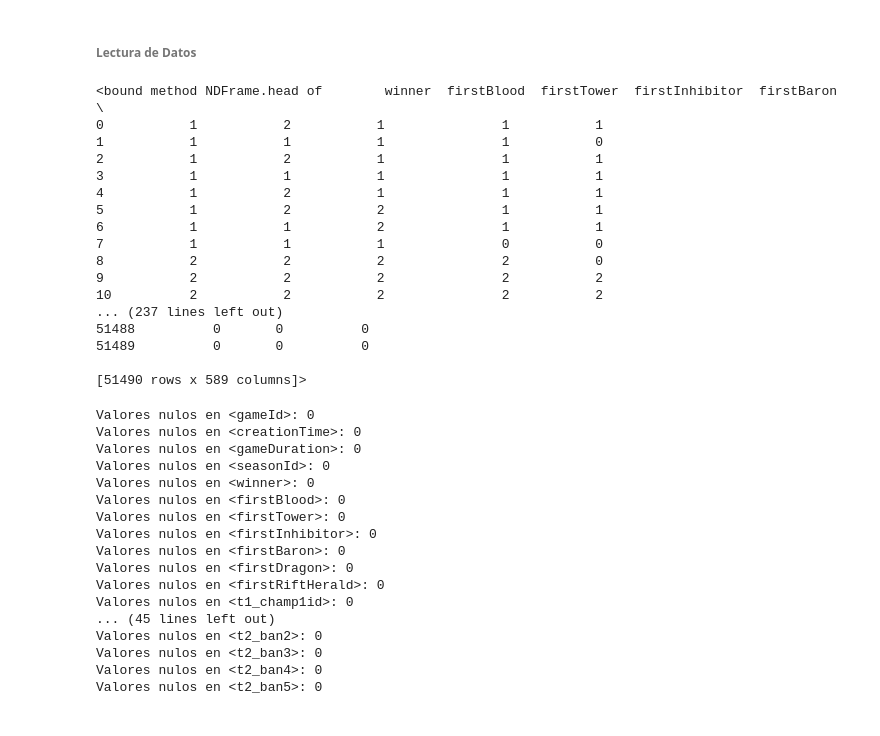
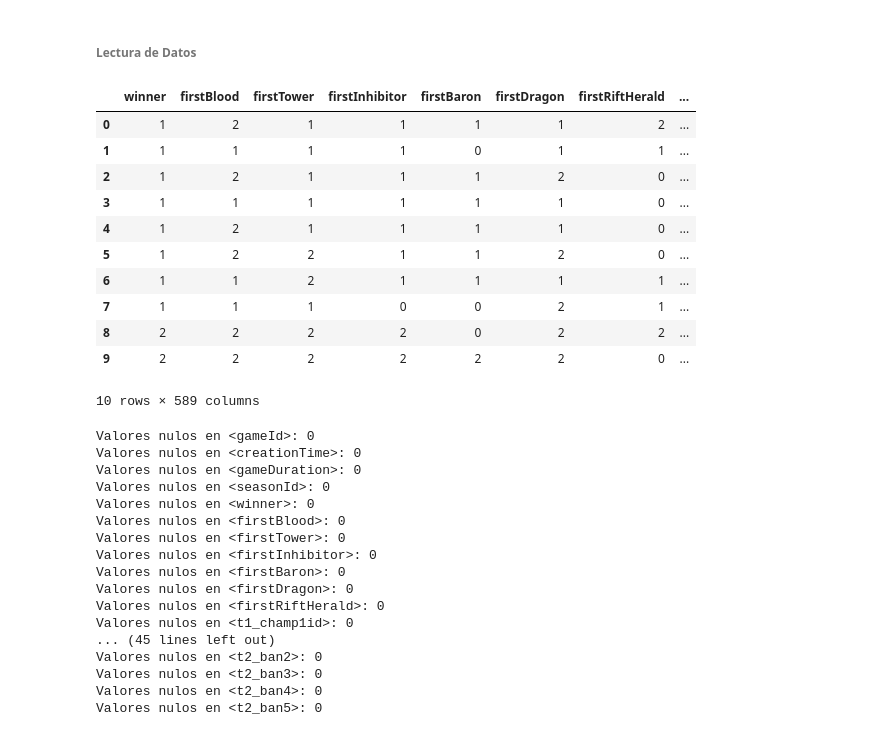
Before and after one commit to J-Manzo/ML_LOL, a Jupyter notebook: tp1_exploration.ipynb, the cells around one changed output. Cells and saved outputs as stored; diff of their text form; code cells hidden in the pictures.

```diff
--- a/tp1_exploration.ipynb
+++ b/tp1_exploration.ipynb
@@ -451,51 +451,47 @@ for team in ["1", "2"]:
 t1_champs = data_trans[['t1_champ1id', 't1_champ2id', 't1_champ3id', 't1_champ4id', 't1_champ5id']]
 t1_champsban = data_trans[['t1_ban1', 't1_ban2', 't1_ban3', 't1_ban4', 't1_ban5']]
 t2_champs = data_trans[['t2_champ1id', 't2_champ2id', 't2_champ3id', 't2_champ4id', 't2_champ5id']]
 t2_champsban = data_trans[['t2_ban1', 't2_ban2', 't2_ban3', 't2_ban4', 't2_ban5']]
 
 # seteo de ids de campeones y campeones baneados en las nuevas columnas
 for index, game in data_trans.iterrows():
     for t1_c in t1_champs.values[index]:
         game['t1_' + str(t1_c)] = 1
     for t1_cb in t1_champsban.values[index]:
         game['t1ban_' + str(t1_cb)] = 1
     for t2_c in t2_champs.values[index]:
         game['t2_' + str(t2_c)] = 1
     for t2_cb in t2_champsban.values[index]:
         game['t2ban_' + str(t2_cb)] = 1
 
 # eliminado de columnas que no se van a usar
 data_trans = data_trans.drop(['gameId', 'creationTime','seasonId', 'gameDuration',
                               't1_champ1_sum1', 't1_champ1_sum2',
                               't1_champ2_sum1', 't1_champ2_sum2',
                               't1_champ3_sum1', 't1_champ3_sum2',
                               't1_champ4_sum1', 't1_champ4_sum2',
                               't1_champ5_sum1', 't1_champ5_sum2',
                               't2_champ1_sum1', 't2_champ1_sum2',
                               't2_champ2_sum1', 't2_champ2_sum2',
                               't2_champ3_sum1', 't2_champ3_sum2',
                               't2_champ4_sum1', 't2_champ4_sum2',
                               't2_champ5_sum1', 't2_champ5_sum2',], axis=1)
 
-data_trans.head
+#data_trans.to_csv(r'games_trans.csv')
+data_trans.head(10)
 # %% [output]
+|  | winner | firstBlood | firstTower | firstInhibitor | firstBaron | firstDragon | firstRiftHerald | ... |
+| 0 | 1 | 2 | 1 | 1 | 1 | 1 | 2 | ... |
+| 1 | 1 | 1 | 1 | 1 | 0 | 1 | 1 | ... |
+| 2 | 1 | 2 | 1 | 1 | 1 | 2 | 0 | ... |
+| 3 | 1 | 1 | 1 | 1 | 1 | 1 | 0 | ... |
+| 4 | 1 | 2 | 1 | 1 | 1 | 1 | 0 | ... |
+| 5 | 1 | 2 | 2 | 1 | 1 | 2 | 0 | ... |
+| 6 | 1 | 1 | 2 | 1 | 1 | 1 | 1 | ... |
+| 7 | 1 | 1 | 1 | 0 | 0 | 2 | 1 | ... |
+| 8 | 2 | 2 | 2 | 2 | 0 | 2 | 2 | ... |
+| 9 | 2 | 2 | 2 | 2 | 2 | 2 | 0 | ... |
-<bound method NDFrame.head of        winner  firstBlood  firstTower  firstInhibitor  firstBaron  \
-0           1           2           1               1           1
-1           1           1           1               1           0
-2           1           2           1               1           1
-3           1           1           1               1           1
-4           1           2           1               1           1
-5           1           2           2               1           1
-6           1           1           2               1           1
-7           1           1           1               0           0
-8           2           2           2               2           0
-9           2           2           2               2           2
-10          2           2           2               2           2
-... (237 lines left out)
-51488          0       0          0
-51489          0       0          0
-
-[51490 rows x 589 columns]>
+10 rows × 589 columns
 # %%
 # 1. Obtener los nombres de las columas como una lista
 col_names = data_lol.columns.tolist()
```
Also changed, not shown: parts of 9 cells of this notebook, 6 other files.
